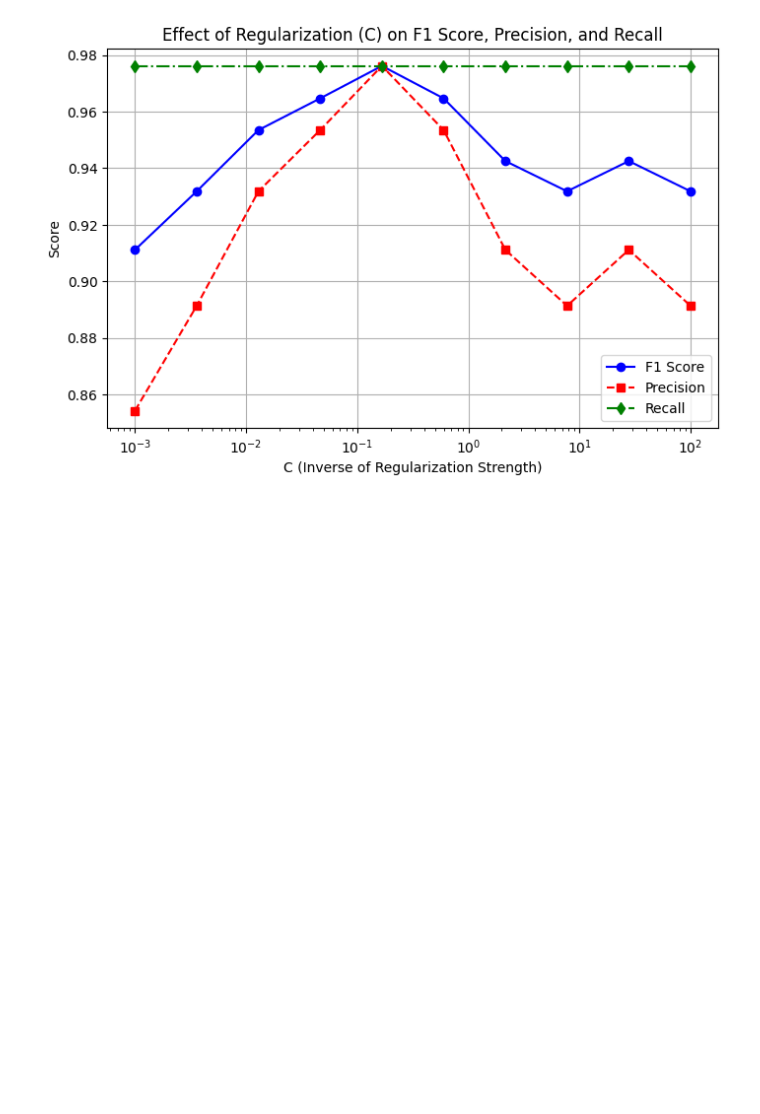
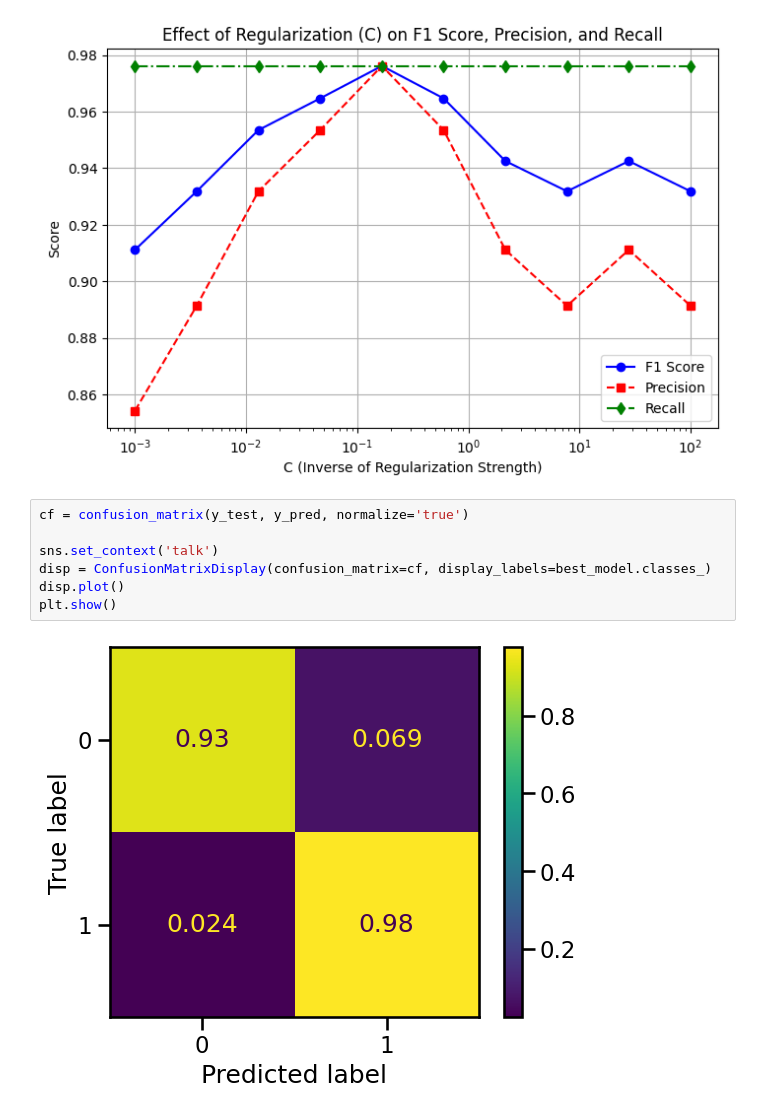
Before and after one commit to MahdiHaroun/Cancer_Classification_Model, a Jupyter notebook: Logestic/Model.ipynb, the cells around one changed output. Saved outputs shown, nothing was run; the diff lists cells and outputs as text; blank space fills up the shorter version.

```diff
--- a/Logestic/Model.ipynb
+++ b/Logestic/Model.ipynb
@@ -153,3 +153,12 @@ plt.grid(True)
 plt.show()
 # %% [output]
 [figure]
+# %%
+cf = confusion_matrix(y_test, y_pred, normalize='true')
+
+sns.set_context('talk')
+disp = ConfusionMatrixDisplay(confusion_matrix=cf, display_labels=best_model.classes_)
+disp.plot()
+plt.show()
+# %% [output]
+[figure, added]
```
